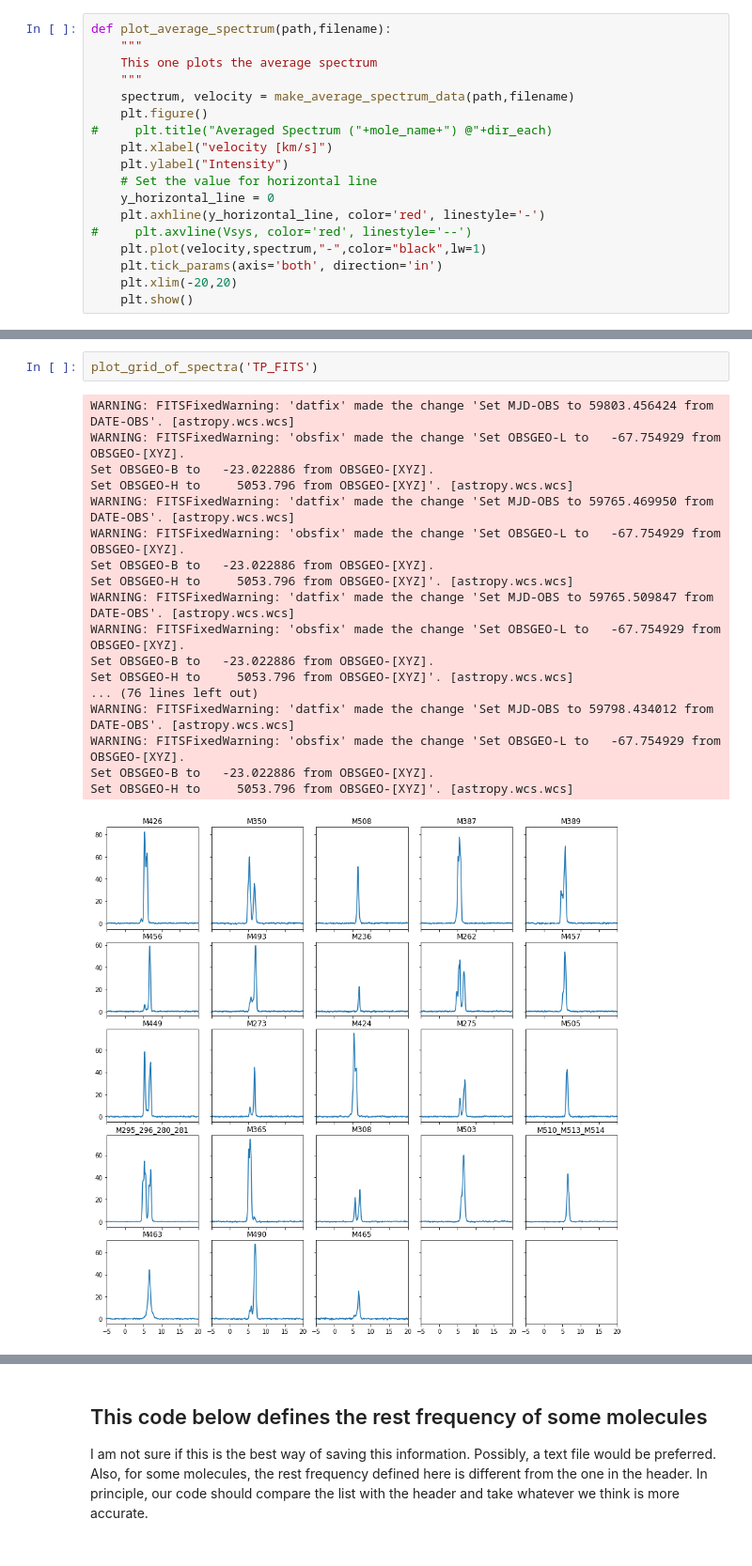
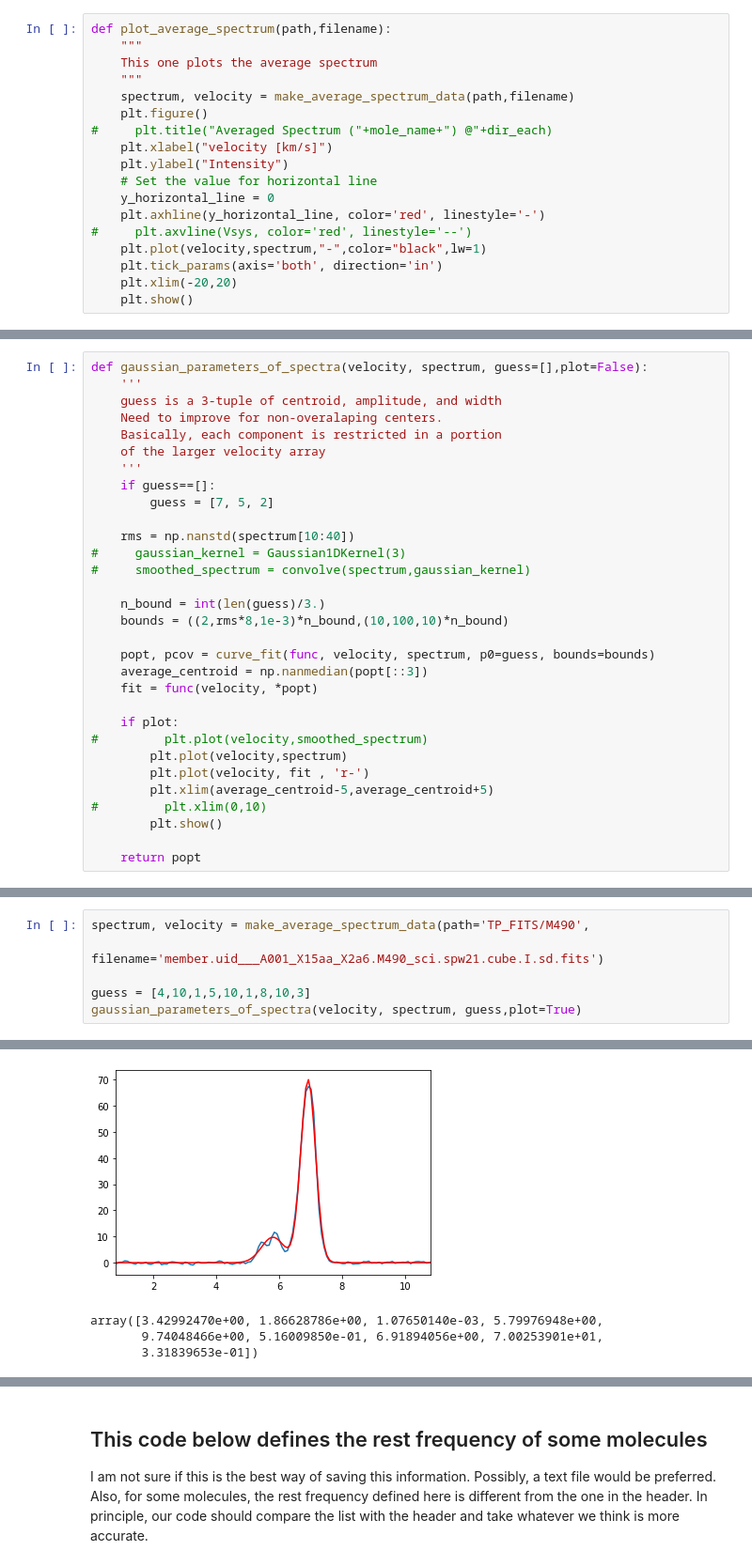
Before and after one commit to christianfloresg/B213-core-rotation-project, a Jupyter notebook: make_TP_maps.ipynb, the cells around one changed output, grey strips where cells are left out. Shown: that part at 94% size. Drawn from its saved outputs; the diff is of its cells as text.

```diff
--- a/make_TP_maps.ipynb
+++ b/make_TP_maps.ipynb
@@ -260 +232,32 @@ def gaussian_parameters_of_spectra(velocity, spectrum, guess=[],plot=False):
+# %%
+def gaussian_parameters_of_spectra(velocity, spectrum, guess=[],plot=False):
+    '''
+    guess is a 3-tuple of centroid, amplitude, and width
+    Need to improve for non-overalaping centers.
+    Basically, each component is restricted in a portion
+    of the larger velocity array
+    '''
+    if guess==[]:
+        guess = [7, 5, 2]
+
+    rms = np.nanstd(spectrum[10:40])
+#     gaussian_kernel = Gaussian1DKernel(3)
+#     smoothed_spectrum = convolve(spectrum,gaussian_kernel)
+
+    n_bound = int(len(guess)/3.)
+    bounds = ((2,rms*8,1e-3)*n_bound,(10,100,10)*n_bound)
+
+    popt, pcov = curve_fit(func, velocity, spectrum, p0=guess, bounds=bounds)
+    average_centroid = np.nanmedian(popt[::3])
+    fit = func(velocity, *popt)
+
+    if plot:
+#         plt.plot(velocity,smoothed_spectrum)
+        plt.plot(velocity,spectrum)
+        plt.plot(velocity, fit , 'r-')
+        plt.xlim(average_centroid-5,average_centroid+5)
+#         plt.xlim(0,10)
+        plt.show()
+
+    return popt
 # %%
@@ -324,21 +272,7 @@ def plot_grid_of_spectra(folders_path):
-# %%
-plot_grid_of_spectra('TP_FITS')
-# %% [output]
-WARNING: FITSFixedWarning: 'datfix' made the change 'Set MJD-OBS to 59803.456424 from DATE-OBS'. [astropy.wcs.wcs]
-WARNING: FITSFixedWarning: 'obsfix' made the change 'Set OBSGEO-L to   -67.754929 from OBSGEO-[XYZ].
-Set OBSGEO-B to   -23.022886 from OBSGEO-[XYZ].
-Set OBSGEO-H to     5053.796 from OBSGEO-[XYZ]'. [astropy.wcs.wcs]
-WARNING: FITSFixedWarning: 'datfix' made the change 'Set MJD-OBS to 59765.469950 from DATE-OBS'. [astropy.wcs.wcs]
-WARNING: FITSFixedWarning: 'obsfix' made the change 'Set OBSGEO-L to   -67.754929 from OBSGEO-[XYZ].
-Set OBSGEO-B to   -23.022886 from OBSGEO-[XYZ].
-Set OBSGEO-H to     5053.796 from OBSGEO-[XYZ]'. [astropy.wcs.wcs]
-WARNING: FITSFixedWarning: 'datfix' made the change 'Set MJD-OBS to 59765.509847 from DATE-OBS'. [astropy.wcs.wcs]
-WARNING: FITSFixedWarning: 'obsfix' made the change 'Set OBSGEO-L to   -67.754929 from OBSGEO-[XYZ].
-Set OBSGEO-B to   -23.022886 from OBSGEO-[XYZ].
-Set OBSGEO-H to     5053.796 from OBSGEO-[XYZ]'. [astropy.wcs.wcs]
-... (76 lines left out)
-WARNING: FITSFixedWarning: 'datfix' made the change 'Set MJD-OBS to 59798.434012 from DATE-OBS'. [astropy.wcs.wcs]
-WARNING: FITSFixedWarning: 'obsfix' made the change 'Set OBSGEO-L to   -67.754929 from OBSGEO-[XYZ].
-Set OBSGEO-B to   -23.022886 from OBSGEO-[XYZ].
-Set OBSGEO-H to     5053.796 from OBSGEO-[XYZ]'. [astropy.wcs.wcs]
-[figure, removed]
+# %%
+spectrum, velocity = make_average_spectrum_data(path='TP_FITS/M490',
+                           filename='member.uid___A001_X15aa_X2a6.M490_sci.spw21.cube.I.sd.fits')
+
+guess = [4,10,1,5,10,1,8,10,3]
+gaussian_parameters_of_spectra(velocity, spectrum, guess,plot=True)
+# %% [output]
@@ -344,0 +283,4 @@ Set OBSGEO-H to     5053.796 from OBSGEO-[XYZ]'. [astropy.wcs.wcs]
+[figure, added]
+array([3.42992470e+00, 1.86628786e+00, 1.07650140e-03, 5.79976948e+00,
+       9.74048466e+00, 5.16009850e-01, 6.91894056e+00, 7.00253901e+01,
+       3.31839653e-01])
```
Also changed, not shown: parts of 13 cells of this notebook.
